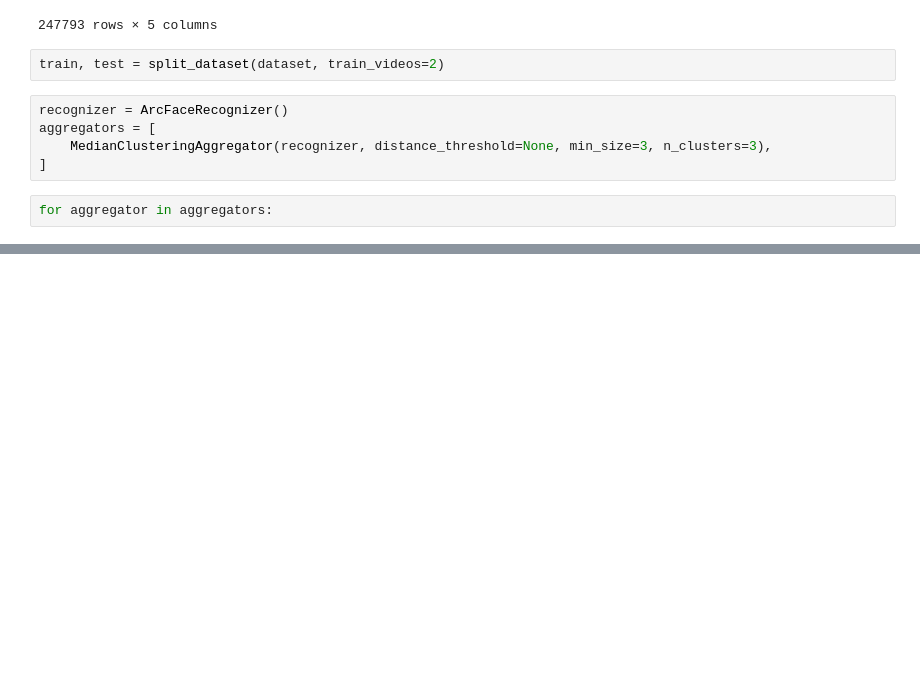
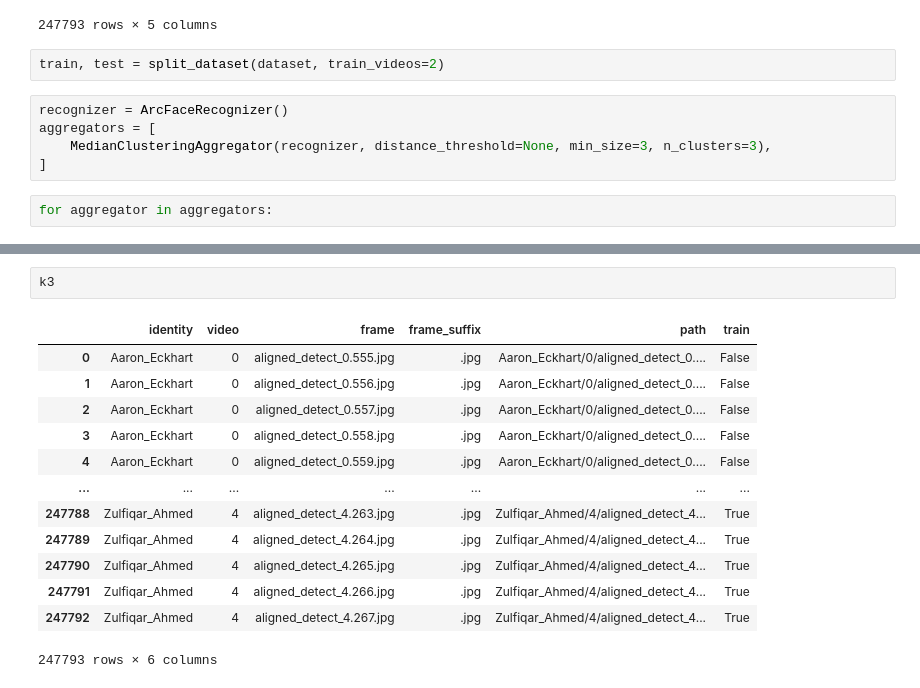
Before and after one commit to wagpa/meles, a Jupyter notebook: src/notebooks/04_aggreagtor_comparison.ipynb, the cells around one changed output, grey strips where cells are left out. Drawn from its saved outputs; the diff is of its cells as text; blank space fills up the shorter version.

```diff
--- a/src/notebooks/04_aggreagtor_comparison.ipynb
+++ b/src/notebooks/04_aggreagtor_comparison.ipynb
@@ -56,0 +155,16 @@ for aggregator in aggregators:
+# %%
+k3
+# %% [output]
+|  | identity | video | frame | frame_suffix | path | train |
+| 0 | Aaron_Eckhart | 0 | aligned_detect_0.555.jpg | .jpg | Aaron_Eckhart/0/aligned_detect_0.... | False |
+| 1 | Aaron_Eckhart | 0 | aligned_detect_0.556.jpg | .jpg | Aaron_Eckhart/0/aligned_detect_0.... | False |
+| 2 | Aaron_Eckhart | 0 | aligned_detect_0.557.jpg | .jpg | Aaron_Eckhart/0/aligned_detect_0.... | False |
+| 3 | Aaron_Eckhart | 0 | aligned_detect_0.558.jpg | .jpg | Aaron_Eckhart/0/aligned_detect_0.... | False |
+| 4 | Aaron_Eckhart | 0 | aligned_detect_0.559.jpg | .jpg | Aaron_Eckhart/0/aligned_detect_0.... | False |
+| ... | ... | ... | ... | ... | ... | ... |
+| 247788 | Zulfiqar_Ahmed | 4 | aligned_detect_4.263.jpg | .jpg | Zulfiqar_Ahmed/4/aligned_detect_4... | True |
+| 247789 | Zulfiqar_Ahmed | 4 | aligned_detect_4.264.jpg | .jpg | Zulfiqar_Ahmed/4/aligned_detect_4... | True |
+| 247790 | Zulfiqar_Ahmed | 4 | aligned_detect_4.265.jpg | .jpg | Zulfiqar_Ahmed/4/aligned_detect_4... | True |
+| 247791 | Zulfiqar_Ahmed | 4 | aligned_detect_4.266.jpg | .jpg | Zulfiqar_Ahmed/4/aligned_detect_4... | True |
+| 247792 | Zulfiqar_Ahmed | 4 | aligned_detect_4.267.jpg | .jpg | Zulfiqar_Ahmed/4/aligned_detect_4... | True |
+247793 rows × 6 columns
```
Also changed, not shown: parts of 6 cells of this notebook, 17 other files.
